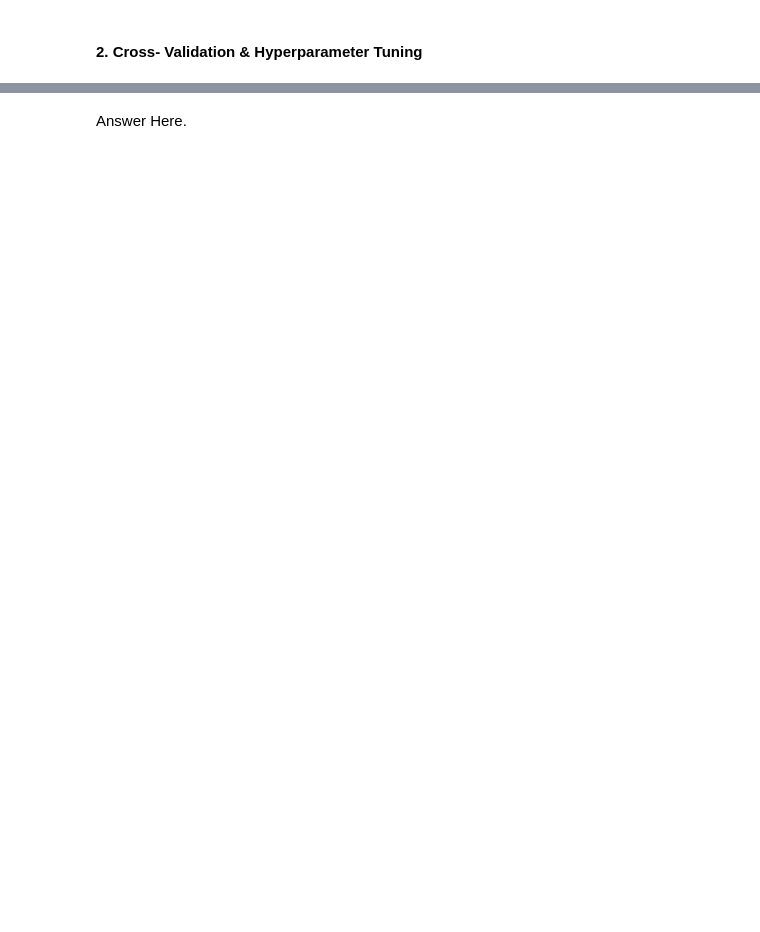
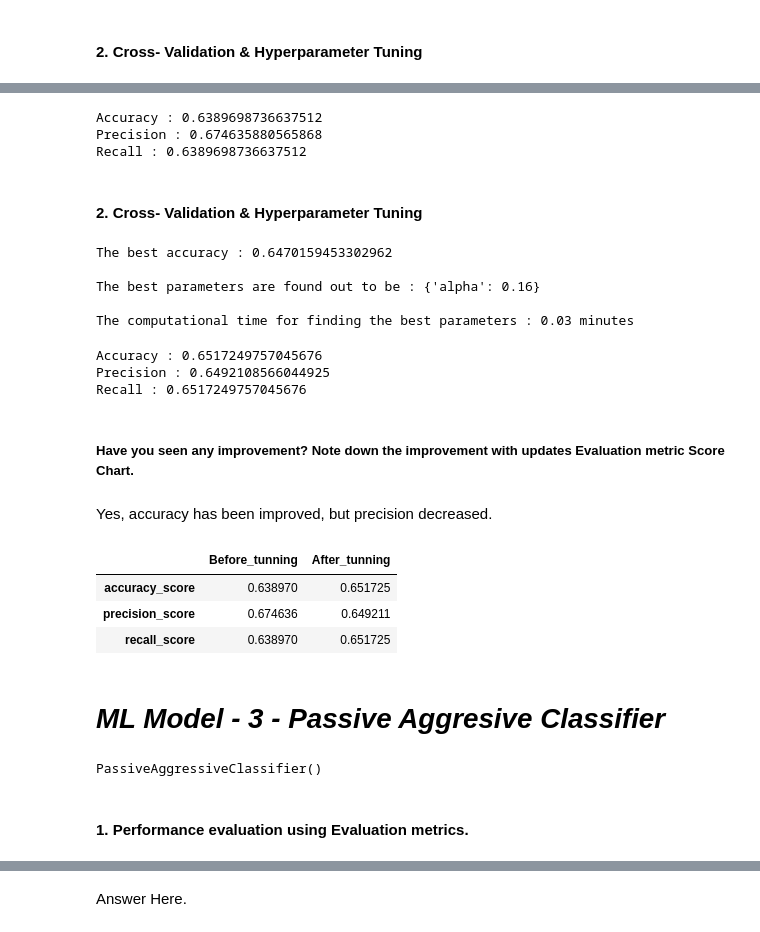
Before and after one commit to kuldeep-sngh/Covid-19-Tweet-Sentiment-Analysis, a Jupyter notebook: Covid_19_Tweet_Sentiment_Analysis.ipynb, the cells around one changed output, grey strips where cells are left out. Drawn from its saved outputs; the diff is of its cells as text; code cells hidden in the pictures; blank space fills up the shorter version.

```diff
--- a/Covid_19_Tweet_Sentiment_Analysis.ipynb
+++ b/Covid_19_Tweet_Sentiment_Analysis.ipynb
@@ -1092,0 +1207,56 @@ However, as a general rule of thumb, a dataset is considered to be imbalanced if
+# %%
+# Predict on the model
+y_pred = model.predict(x_test)
+
+# Evaluation metric Scores
+print('Accuracy :' ,accuracy_score(y_test, y_pred))
+print('Precision :', precision_score(y_test, y_pred, average='weighted'))
+print('Recall :', recall_score(y_test, y_pred, average='weighted'))
+
+# recoring metric scores in pandas dataframe for later comparision
+NaiveBayes = pd.DataFrame(index = ['accuracy_score', 'precision_score', 'recall_score'])
+NaiveBayes['Before_tunning'] = [accuracy_score(y_test, y_pred), precision_score(y_test, y_pred, average='weighted'), recall_score(y_test, y_pred, average='weighted')]
+# %% [output]
+Accuracy : 0.6389698736637512
+Precision : 0.674635880565868
+Recall : 0.6389698736637512
+# %% [markdown]
+#### 2. Cross- Validation & Hyperparameter Tuning
+# %%
+parameters = {'alpha': [0.00001, 0.0001, 0.001, 0.05, 0.08, 0.1, 0.12, 0.14, 0.15, 0.155, 0.16, 0.165, 0.17, 0.2, 0.25, 0.3, 0.5, 1, 10, 100,1000]}
+
+# calling find_best_params function created earlier to get optimized model with best parameters.
+optimal_model = find_best_params(model,  parameters)
+# %% [output]
+The best accuracy : 0.6470159453302962
+
+The best parameters are found out to be : {'alpha': 0.16}
+
+The computational time for finding the best parameters : 0.03 minutes
+# %%
+# Predicting on the optimized model
+y_pred = optimal_model.predict(x_test)
+
+# Evaluation metric Scores
+print('Accuracy :' ,accuracy_score(y_test, y_pred))
+print('Precision :', precision_score(y_test, y_pred, average='weighted'))
+print('Recall :', recall_score(y_test, y_pred, average='weighted'))
+
+# recoring metric scores in pandas dataframe
+NaiveBayes['After_tunning'] = [accuracy_score(y_test, y_pred), precision_score(y_test, y_pred, average='weighted'), recall_score(y_test, y_pred, average='weighted')]
+# %% [output]
+Accuracy : 0.6517249757045676
+Precision : 0.6492108566044925
+Recall : 0.6517249757045676
+# %% [markdown]
+##### Have you seen any improvement? Note down the improvement with updates Evaluation metric Score Chart.
+# %% [markdown]
+Yes, accuracy has been improved, but precision decreased.
+# %%
+#  Evaluation metric scores before and hyperparameter tunning
+NaiveBayes
+# %% [output]
+|  | Before_tunning | After_tunning |
+| accuracy_score | 0.638970 | 0.651725 |
+| precision_score | 0.674636 | 0.649211 |
+| recall_score | 0.638970 | 0.651725 |
@@ -1092,0 +1266,13 @@ However, as a general rule of thumb, a dataset is considered to be imbalanced if
+# %% [markdown]
+# ***ML Model - 3 - Passive Aggresive Classifier***
+# %%
+# ML Model - 3 Implementation
+from sklearn.linear_model import PassiveAggressiveClassifier
+model = PassiveAggressiveClassifier()
+
+# Fit the Algorithm
+model.fit(x_train, y_train)
+# %% [output]
+PassiveAggressiveClassifier()
+# %% [markdown]
+#### 1. Performance evaluation using Evaluation metrics.
```
Also changed, not shown: parts of 72 cells of this notebook.
